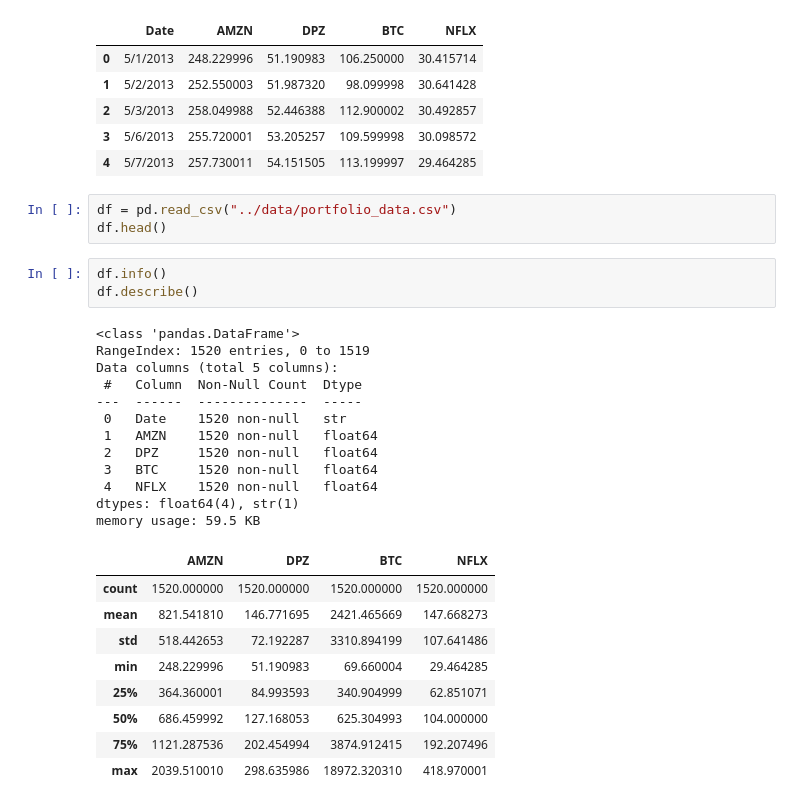
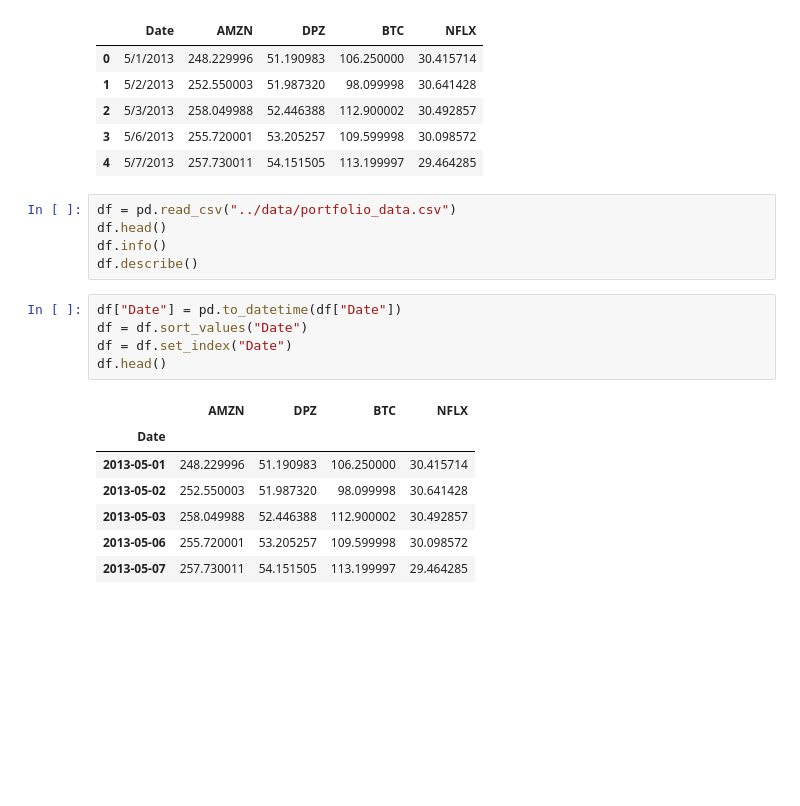
Before and after one commit to LawrenceK01/stock-lstm, a Jupyter notebook: notebooks/01_exploration.ipynb, the cells around one changed output. Saved outputs shown, nothing was run; the diff lists cells and outputs as text; blank space fills up the shorter version.

Commit message:
Set up data loading and preprocessing, started lstm work

```diff
--- a/notebooks/01_exploration.ipynb
+++ b/notebooks/01_exploration.ipynb
@@ -12,31 +12,21 @@ Matplotlib is building the font cache; this may take a moment.
 # %%
 df = pd.read_csv("../data/portfolio_data.csv")
 df.head()
+df.info()
+df.describe()
-# %%
-df.info()
-df.describe()
-# %% [output]
-<class 'pandas.DataFrame'>
-RangeIndex: 1520 entries, 0 to 1519
-Data columns (total 5 columns):
- #   Column  Non-Null Count  Dtype
----  ------  --------------  -----
- 0   Date    1520 non-null   str
- 1   AMZN    1520 non-null   float64
- 2   DPZ     1520 non-null   float64
- 3   BTC     1520 non-null   float64
- 4   NFLX    1520 non-null   float64
-dtypes: float64(4), str(1)
-memory usage: 59.5 KB
-|  | AMZN | DPZ | BTC | NFLX |
-| count | 1520.000000 | 1520.000000 | 1520.000000 | 1520.000000 |
-| mean | 821.541810 | 146.771695 | 2421.465669 | 147.668273 |
-| std | 518.442653 | 72.192287 | 3310.894199 | 107.641486 |
-| min | 248.229996 | 51.190983 | 69.660004 | 29.464285 |
-| 25% | 364.360001 | 84.993593 | 340.904999 | 62.851071 |
-| 50% | 686.459992 | 127.168053 | 625.304993 | 104.000000 |
-| 75% | 1121.287536 | 202.454994 | 3874.912415 | 192.207496 |
-| max | 2039.510010 | 298.635986 | 18972.320310 | 418.970001 |
+# %%
+df["Date"] = pd.to_datetime(df["Date"])
+df = df.sort_values("Date")
+df = df.set_index("Date")
+df.head()
+# %% [output]
+|  | AMZN | DPZ | BTC | NFLX |
+| Date |  |  |  |  |
+| 2013-05-01 | 248.229996 | 51.190983 | 106.250000 | 30.415714 |
+| 2013-05-02 | 252.550003 | 51.987320 | 98.099998 | 30.641428 |
+| 2013-05-03 | 258.049988 | 52.446388 | 112.900002 | 30.492857 |
+| 2013-05-06 | 255.720001 | 53.205257 | 109.599998 | 30.098572 |
+| 2013-05-07 | 257.730011 | 54.151505 | 113.199997 | 29.464285 |
 # %%
 plt.figure(figsize=(12,6))
 
```
Also changed, not shown: parts of 1 cell of this notebook, 4 other files.
